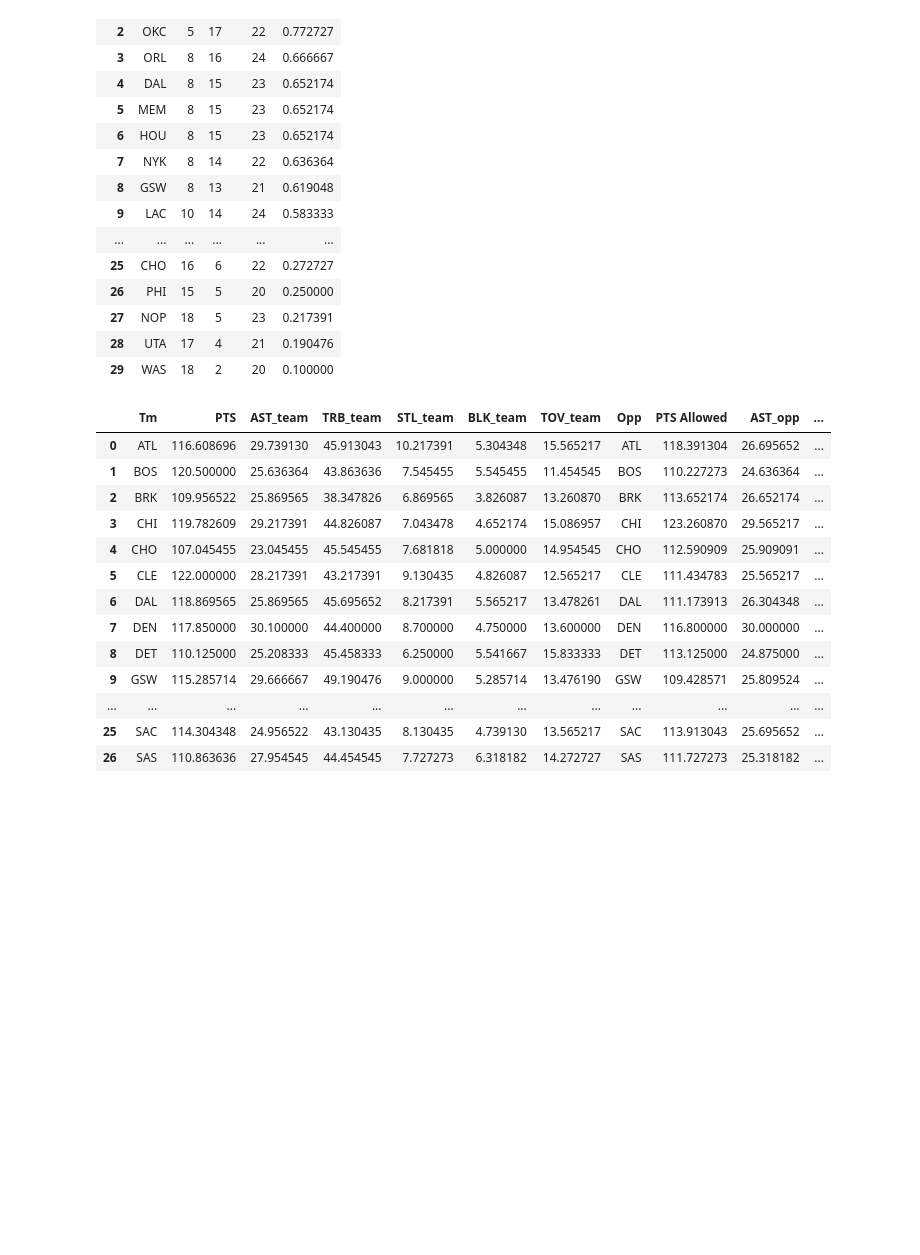
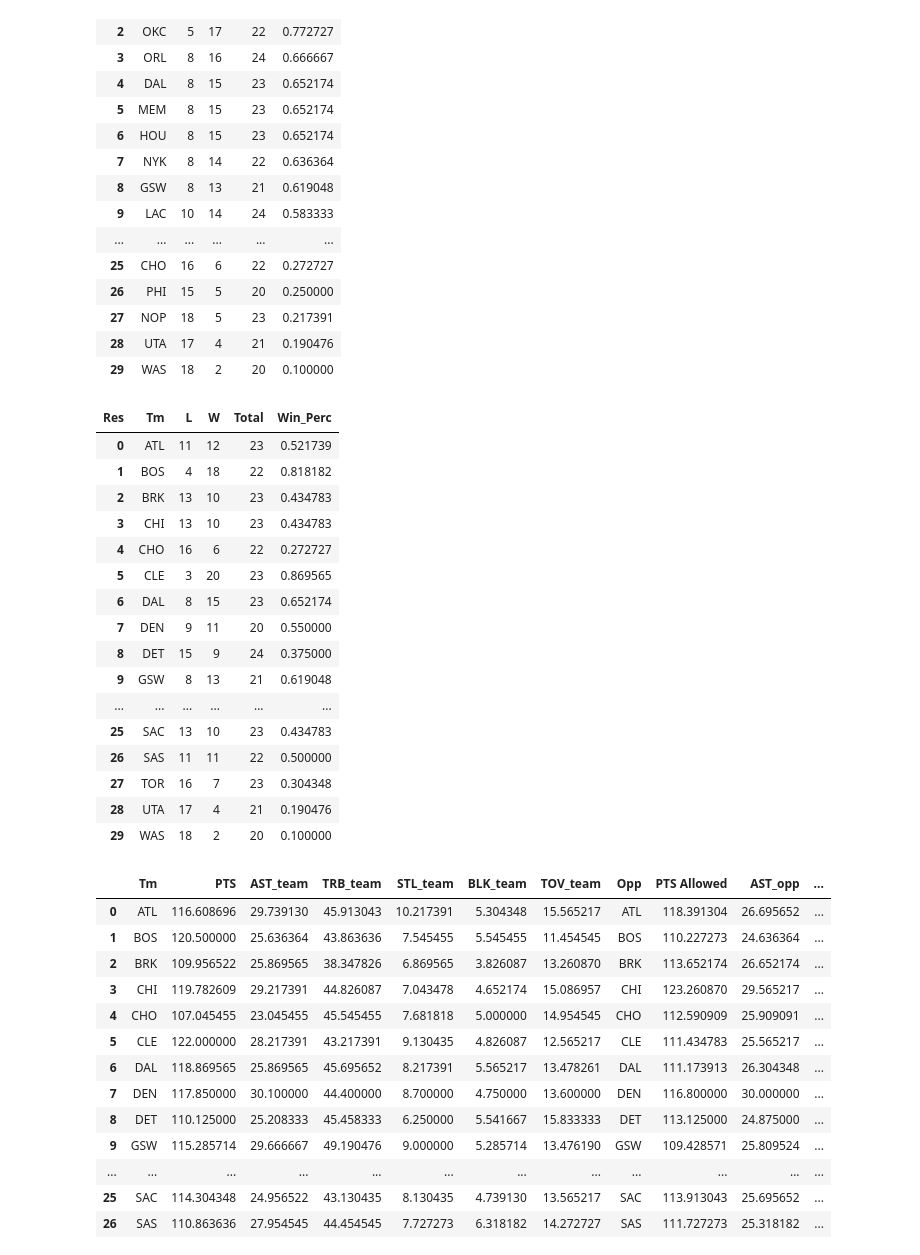
Before and after one commit to ryoka23/NYC-DS-Academy, a Jupyter notebook: Python Final Project.ipynb, the cells around one changed output. Drawn from its saved outputs; the diff is of its cells as text; code cells hidden in the pictures; blank space fills up the shorter version.

```diff
--- a/Python Final Project.ipynb
+++ b/Python Final Project.ipynb
@@ -71,6 +76,26 @@ TR_sorted
 | 27 | NOP | 18 | 5 | 23 | 0.217391 |
 | 28 | UTA | 17 | 4 | 21 | 0.190476 |
 | 29 | WAS | 18 | 2 | 20 | 0.100000 |
+# %%
+TR
+# %% [output]
+| Res | Tm | L | W | Total | Win_Perc |
+| 0 | ATL | 11 | 12 | 23 | 0.521739 |
+| 1 | BOS | 4 | 18 | 22 | 0.818182 |
+| 2 | BRK | 13 | 10 | 23 | 0.434783 |
+| 3 | CHI | 13 | 10 | 23 | 0.434783 |
+| 4 | CHO | 16 | 6 | 22 | 0.272727 |
+| 5 | CLE | 3 | 20 | 23 | 0.869565 |
+| 6 | DAL | 8 | 15 | 23 | 0.652174 |
+| 7 | DEN | 9 | 11 | 20 | 0.550000 |
+| 8 | DET | 15 | 9 | 24 | 0.375000 |
+| 9 | GSW | 8 | 13 | 21 | 0.619048 |
+| ... | ... | ... | ... | ... | ... |
+| 25 | SAC | 13 | 10 | 23 | 0.434783 |
+| 26 | SAS | 11 | 11 | 22 | 0.500000 |
+| 27 | TOR | 16 | 7 | 23 | 0.304348 |
+| 28 | UTA | 17 | 4 | 21 | 0.190476 |
+| 29 | WAS | 18 | 2 | 20 | 0.100000 |
 # %%
 # Filter Team data
 team_stats = df.groupby(['Tm', 'Data']).agg({
```
Also changed, not shown: parts of 1 cell of this notebook.
